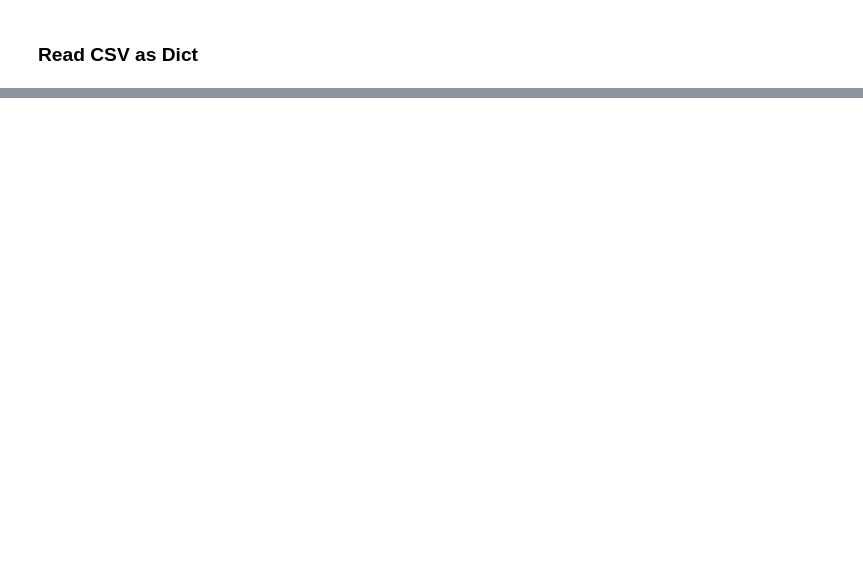
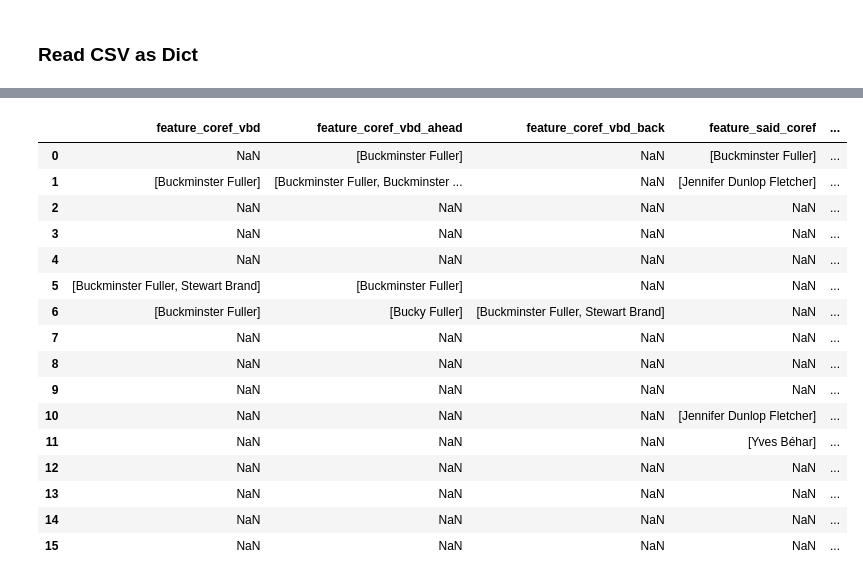
Before and after one commit to semerj/qparse, a Jupyter notebook: csv_dict.ipynb, the cells around one changed output, grey strips where cells are left out. Cells and saved outputs as stored; diff of their text form; code cells hidden in the pictures; blank space fills up the shorter version.

```diff
--- a/csv_dict.ipynb
+++ b/csv_dict.ipynb
@@ -176,0 +116,28 @@ NONQUOTE
+# %%
+TEST_ARTICLE = []
+for data in df_dict:
+    if data['story_id'] == 13669:
+        TEST_ARTICLE.append(data)
+
+ARTICLE_DICT = group_dict_func(TEST_ARTICLE)       # this is what we're adding features to
+LAST_PARA_INDEX = len(ARTICLE_DICT) - 1
+
+for i, j in enumerate(ARTICLE_DICT):
+    cp = RegexpParser(quote_grammar)
+    if ARTICLE_DICT[i]['quote_in_para'] == 1:                    # if there's a quote in the paragraph
+        parsing_function(ARTICLE_DICT=ARTICLE_DICT, i=i, lookahead=0, featurenames='')
+
+        if j['para_index'] == 0:
+            '''First paragraph'''
+            if ARTICLE_DICT[i+1]['quote_in_para'] == 1:                    # if there's a quote in the paragraph
+                parsing_function(ARTICLE_DICT=ARTICLE_DICT, i=i, lookahead=1, featurenames='_ahead')
+
+        elif j['para_index'] == LAST_PARA_INDEX:
+            '''Last paragraph'''
+            if ARTICLE_DICT[i-1]['quote_in_para'] == 1:
+                parsing_function(ARTICLE_DICT=ARTICLE_DICT, i=i, lookahead=-1, featurenames='_back')
+
+        else:
+            '''Middle paragraph'''
+            parsing_function(ARTICLE_DICT=ARTICLE_DICT, i=i, lookahead=1, featurenames='_ahead')
+            parsing_function(ARTICLE_DICT=ARTICLE_DICT, i=i, lookahead=-1, featurenames='_back')
@@ -176,0 +152,21 @@ NONQUOTE
+# %%
+df_ARTICLE_DICT = pd.DataFrame(ARTICLE_DICT)
+df_ARTICLE_DICT
+# %% [output]
+|  | feature_coref_vbd | feature_coref_vbd_ahead | feature_coref_vbd_back | feature_said_coref | ... |
+| 0 | NaN | [Buckminster Fuller] | NaN | [Buckminster Fuller] | ... |
+| 1 | [Buckminster Fuller] | [Buckminster Fuller, Buckminster ... | NaN | [Jennifer Dunlop Fletcher] | ... |
+| 2 | NaN | NaN | NaN | NaN | ... |
+| 3 | NaN | NaN | NaN | NaN | ... |
+| 4 | NaN | NaN | NaN | NaN | ... |
+| 5 | [Buckminster Fuller, Stewart Brand] | [Buckminster Fuller] | NaN | NaN | ... |
+| 6 | [Buckminster Fuller] | [Bucky Fuller] | [Buckminster Fuller, Stewart Brand] | NaN | ... |
+| 7 | NaN | NaN | NaN | NaN | ... |
+| 8 | NaN | NaN | NaN | NaN | ... |
+| 9 | NaN | NaN | NaN | NaN | ... |
+| 10 | NaN | NaN | NaN | [Jennifer Dunlop Fletcher] | ... |
+| 11 | NaN | NaN | NaN | [Yves Béhar] | ... |
+| 12 | NaN | NaN | NaN | NaN | ... |
+| 13 | NaN | NaN | NaN | NaN | ... |
+| 14 | NaN | NaN | NaN | NaN | ... |
+| 15 | NaN | NaN | NaN | NaN | ... |
```
Also changed, not shown: parts of 20 cells of this notebook.
